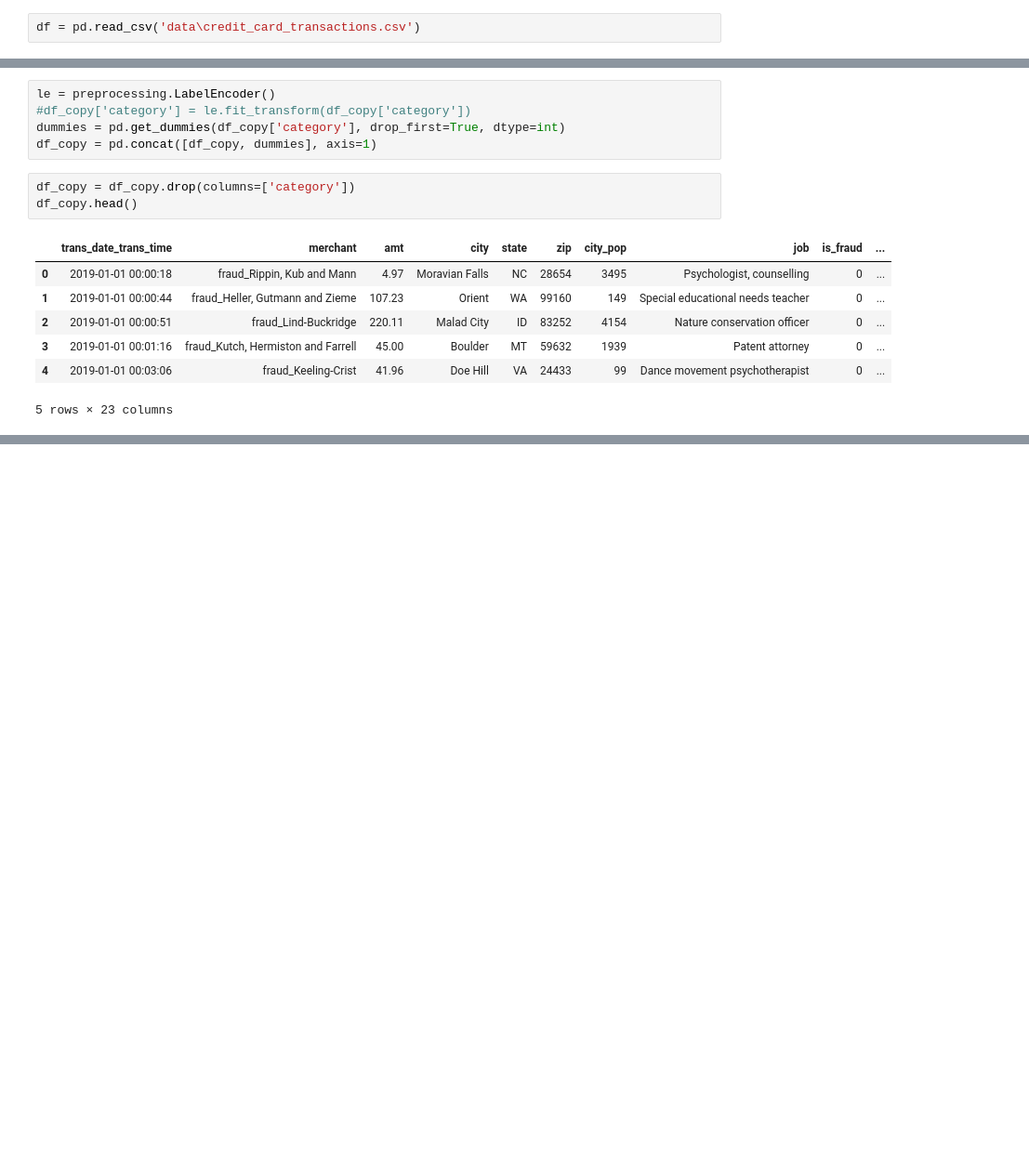
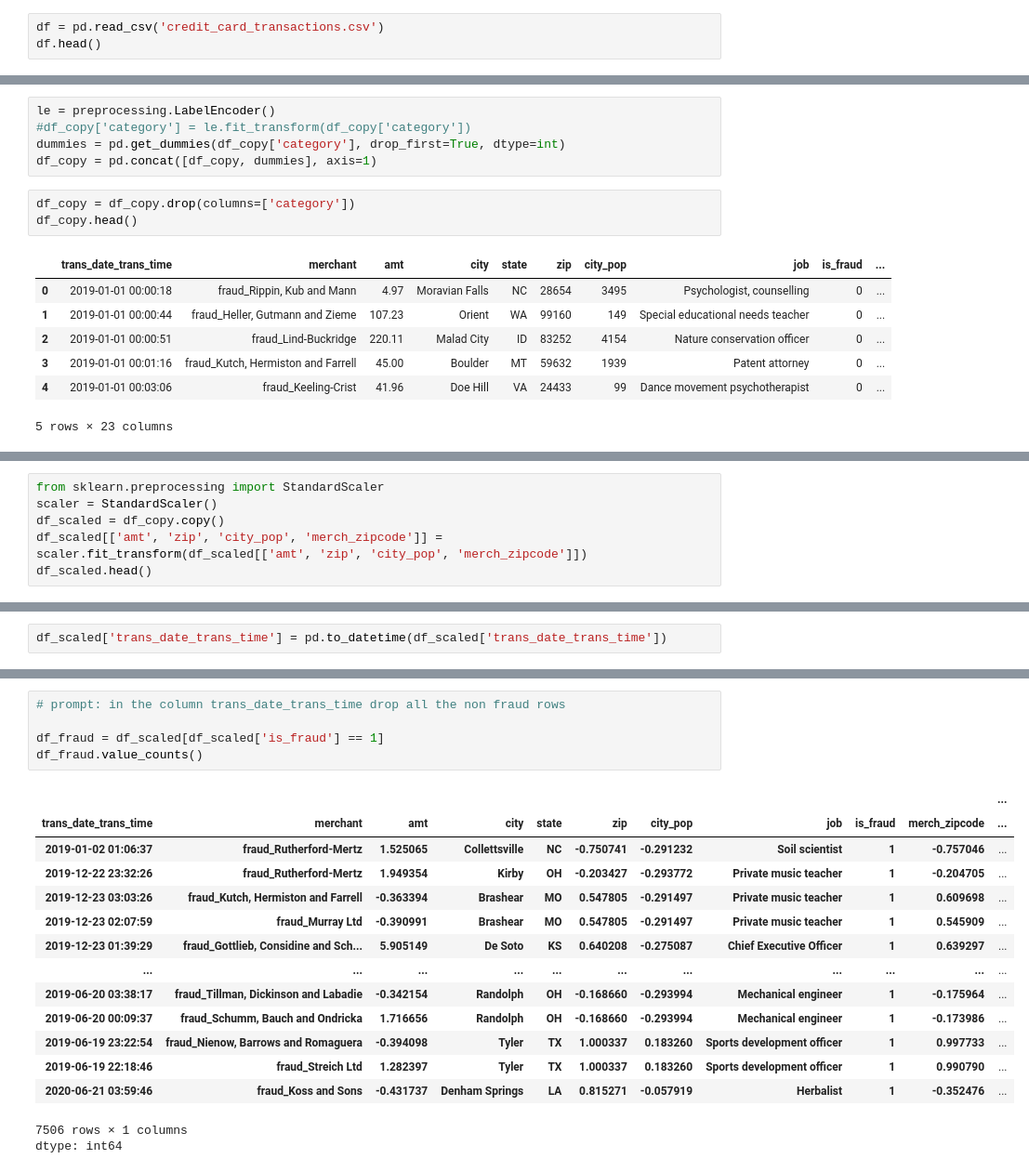
Before and after one commit to junghodavidlee/Project-2, a Jupyter notebook: analysis.ipynb, the cells around one changed output, grey strips where cells are left out. Shown: that part at 93% size. Cells and saved outputs as stored; diff of their text form; blank space fills up the shorter version.

```diff
--- a/analysis.ipynb
+++ b/analysis.ipynb
@@ -4,2 +12,3 @@ from sklearn import preprocessing
 # %%
-df = pd.read_csv('data\credit_card_transactions.csv')
+df = pd.read_csv('credit_card_transactions.csv')
+df.head()
@@ -46,0 +56,6 @@ Name: count, Length: 494, dtype: int64
+# %%
+from sklearn.preprocessing import StandardScaler
+scaler = StandardScaler()
+df_scaled = df_copy.copy()
+df_scaled[['amt', 'zip', 'city_pop', 'merch_zipcode']] = scaler.fit_transform(df_scaled[['amt', 'zip', 'city_pop', 'merch_zipcode']])
+df_scaled.head()
@@ -46,0 +70,2 @@ Name: count, Length: 494, dtype: int64
+# %%
+df_scaled['trans_date_trans_time'] = pd.to_datetime(df_scaled['trans_date_trans_time'])
@@ -46,0 +92,21 @@ Name: count, Length: 494, dtype: int64
+# %%
+# prompt: in the column trans_date_trans_time drop all the non fraud rows
+
+df_fraud = df_scaled[df_scaled['is_fraud'] == 1]
+df_fraud.value_counts()
+# %% [output]
+|  |  |  |  |  |  |  |  |  |  | ... |
+| trans_date_trans_time | merchant | amt | city | state | zip | city_pop | job | is_fraud | merch_zipcode | ... |
+| 2019-01-02 01:06:37 | fraud_Rutherford-Mertz | 1.525065 | Collettsville | NC | -0.750741 | -0.291232 | Soil scientist | 1 | -0.757046 | ... |
+| 2019-12-22 23:32:26 | fraud_Rutherford-Mertz | 1.949354 | Kirby | OH | -0.203427 | -0.293772 | Private music teacher | 1 | -0.204705 | ... |
+| 2019-12-23 03:03:26 | fraud_Kutch, Hermiston and Farrell | -0.363394 | Brashear | MO | 0.547805 | -0.291497 | Private music teacher | 1 | 0.609698 | ... |
+| 2019-12-23 02:07:59 | fraud_Murray Ltd | -0.390991 | Brashear | MO | 0.547805 | -0.291497 | Private music teacher | 1 | 0.545909 | ... |
+| 2019-12-23 01:39:29 | fraud_Gottlieb, Considine and Sch... | 5.905149 | De Soto | KS | 0.640208 | -0.275087 | Chief Executive Officer | 1 | 0.639297 | ... |
+| ... | ... | ... | ... | ... | ... | ... | ... | ... | ... | ... |
+| 2019-06-20 03:38:17 | fraud_Tillman, Dickinson and Labadie | -0.342154 | Randolph | OH | -0.168660 | -0.293994 | Mechanical engineer | 1 | -0.175964 | ... |
+| 2019-06-20 00:09:37 | fraud_Schumm, Bauch and Ondricka | 1.716656 | Randolph | OH | -0.168660 | -0.293994 | Mechanical engineer | 1 | -0.173986 | ... |
+| 2019-06-19 23:22:54 | fraud_Nienow, Barrows and Romaguera | -0.394098 | Tyler | TX | 1.000337 | 0.183260 | Sports development officer | 1 | 0.997733 | ... |
+| 2019-06-19 22:18:46 | fraud_Streich Ltd | 1.282397 | Tyler | TX | 1.000337 | 0.183260 | Sports development officer | 1 | 0.990790 | ... |
+| 2020-06-21 03:59:46 | fraud_Koss and Sons | -0.431737 | Denham Springs | LA | 0.815271 | -0.057919 | Herbalist | 1 | -0.352476 | ... |
+7506 rows × 1 columns
+dtype: int64
```
Also changed, not shown: parts of 11 cells of this notebook.
